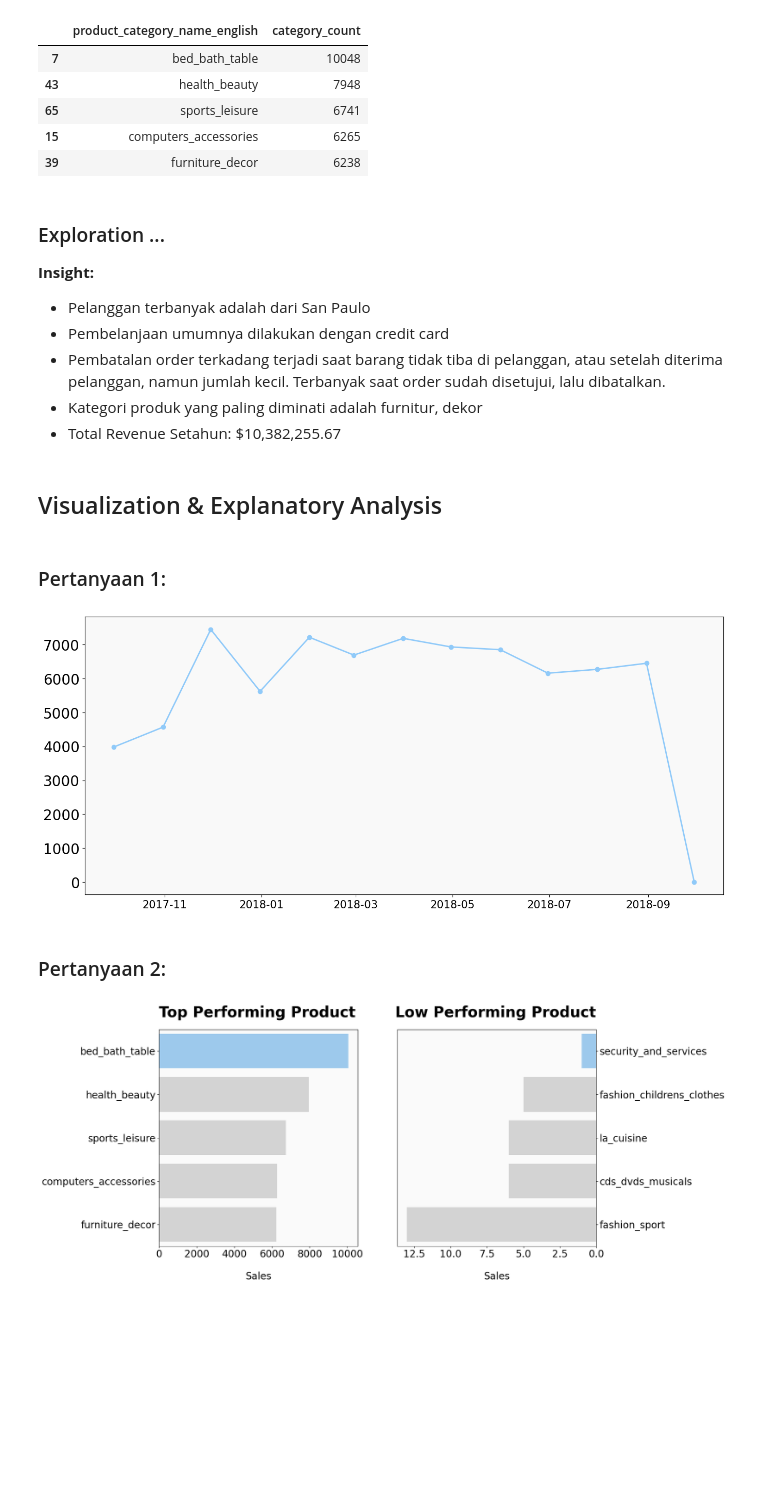
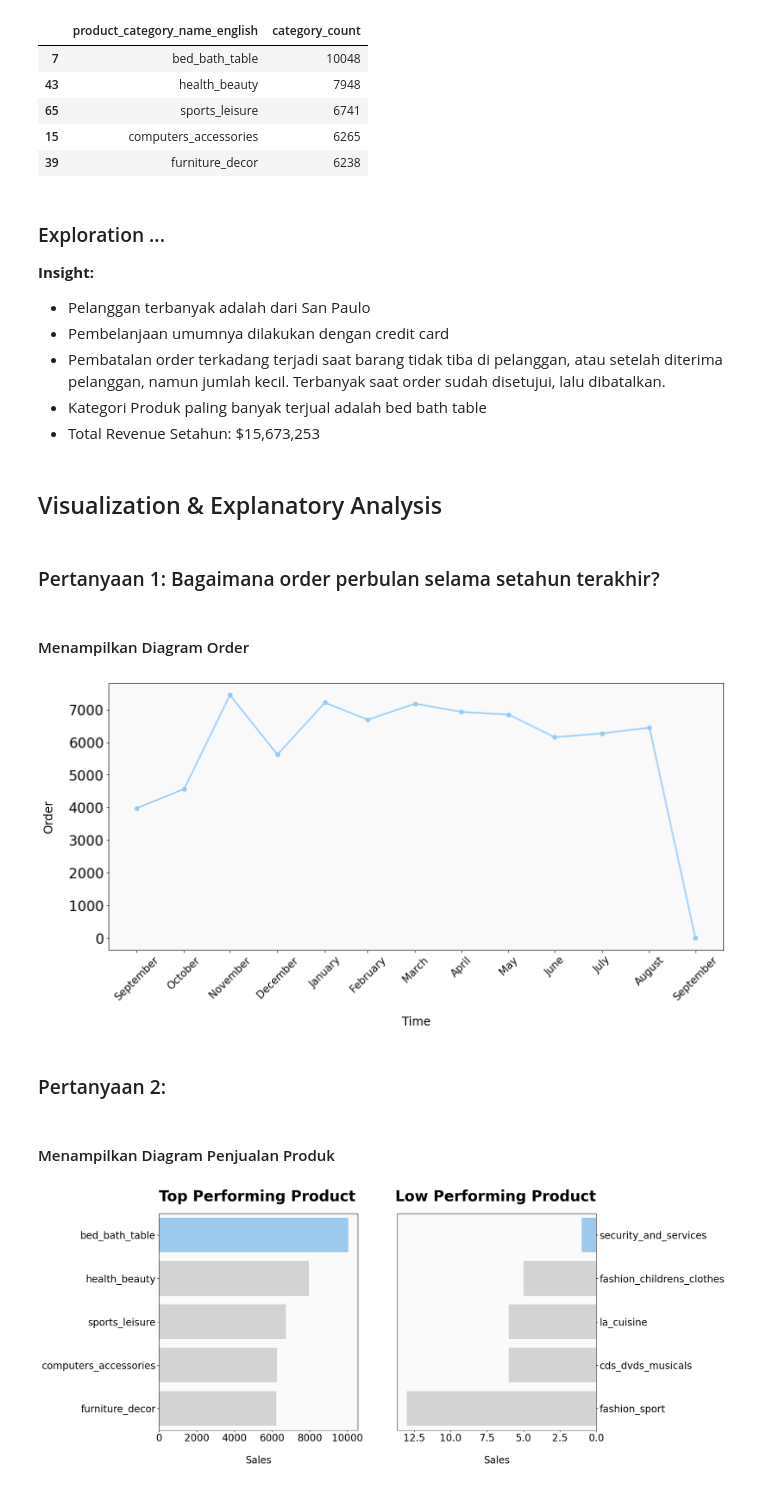
Before and after one commit to Ponyhowlf/Final_Proyek_Analisis_Data, a Jupyter notebook: Final_proyek_analisis_data.ipynb, the cells around one changed output. Drawn from its saved outputs; the diff is of its cells as text; code cells hidden in the pictures; blank space fills up the shorter version.

```diff
--- a/Final_proyek_analisis_data.ipynb
+++ b/Final_proyek_analisis_data.ipynb
@@ -956,9 +884,9 @@ sum_product_category_name_df.head()
 - Pelanggan terbanyak adalah dari San Paulo
 - Pembelanjaan umumnya dilakukan dengan credit card
 - Pembatalan order terkadang terjadi saat barang tidak tiba di pelanggan, atau setelah diterima pelanggan, namun jumlah kecil. Terbanyak saat order sudah disetujui, lalu dibatalkan.
-- Kategori produk yang paling diminati adalah furnitur, dekor
-- Total Revenue Setahun: $10,382,255.67
+- Kategori Produk paling banyak terjual adalah bed bath table
+- Total Revenue Setahun: $15,673,253
 # %% [markdown]
 ## Visualization & Explanatory Analysis
 # %% [markdown]
-### Pertanyaan 1:
+### Pertanyaan 1: Bagaimana order perbulan selama setahun terakhir?
@@ -967,20 +893,40 @@ Berapa banyak order setiap bulan dalam rentang setahun terakhir?
+# %% [markdown]
+#### Menampilkan Diagram Order
 # %%
 # membuat diagram
+monthly_orders_df = all_df.resample(rule='ME', on='order_purchase_timestamp').agg({
+        "order_id": "nunique",
+        "payment_value": "sum"
+    })
+monthly_orders_df = monthly_orders_df.reset_index()
+monthly_orders_df.rename(columns={
+    "order_id": "order_count",
+    "payment_value": "revenue"
+}, inplace=True)
+
+monthly_orders_df['month_name'] = monthly_orders_df['order_purchase_timestamp'].dt.strftime('%B')
+
 fig, ax = plt.subplots(figsize=(16, 7))
+
 ax.plot(
     monthly_orders_df["order_purchase_timestamp"],
     monthly_orders_df["order_count"],
     marker='o',
     linewidth=2,
     color="#90CAF9"
     )
+ax.set_xlabel('Time', fontsize=17,labelpad=20)
+ax.set_ylabel('Order', fontsize=17,labelpad=20)
 
 ax.tick_params(axis='y', labelsize=20)
-ax.tick_params(axis='x', labelsize=15)
+ax.tick_params(axis='x', rotation=45, labelsize=15)
+
+ax.set_xticks(monthly_orders_df["order_purchase_timestamp"])
+ax.set_xticklabels(monthly_orders_df['month_name'], rotation=45, fontsize=15)
 ax.set_facecolor('#f9f9f9')
 
 plt.show()
 # %% [output]
-[figure, old version]
+[figure, new version]
 # %% [markdown]
 ### Pertanyaan 2:
@@ -989 +933,3 @@ Produk apa yang paling banyak dibeli dan paling tidak diminati?
+# %% [markdown]
+#### Menampilkan Diagram Penjualan Produk
 # %%
```
Also changed, not shown: parts of 40 cells of this notebook.
